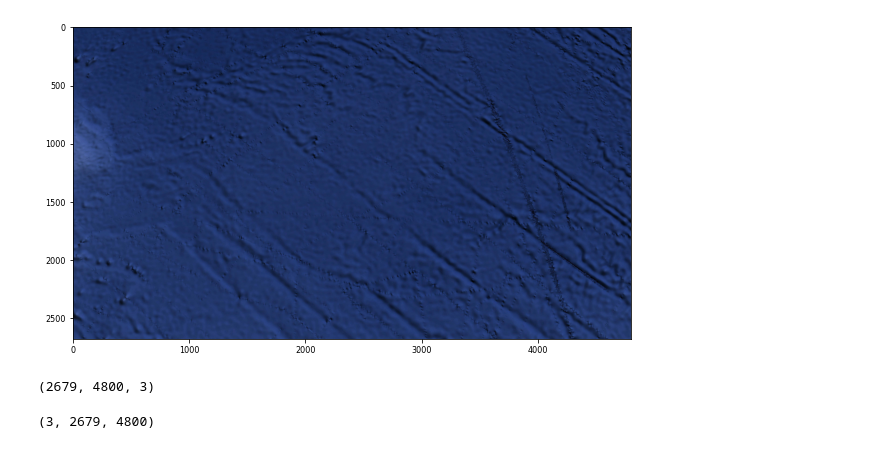
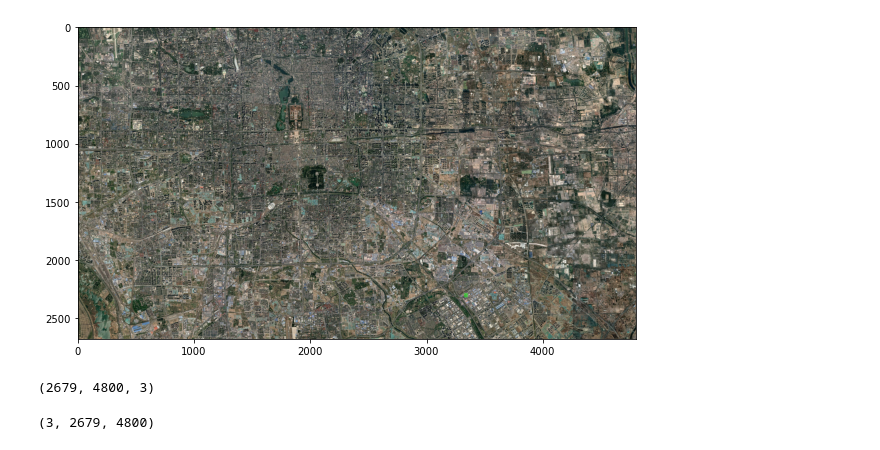
Before and after one commit to katiezzzzz/Gantastic, a Jupyter notebook: cgan_earth/earth_screenshots/inspect_data.ipynb, the cells around one changed output. Drawn from its saved outputs; the diff is of its cells as text; code cells hidden in the pictures.

```diff
--- a/cgan_earth/earth_screenshots/inspect_data.ipynb
+++ b/cgan_earth/earth_screenshots/inspect_data.ipynb
@@ -7,14 +7,14 @@ import tifffile
 import os
 # %%
 figure(figsize=(10,10))
-im = plt.imread('sea3.jpg')
+im = plt.imread('city1.jpg')
 plt.imshow(im)
-#plt.xlim(700,800)
-#plt.ylim(300,400)
+#plt.xlim(700,828)
+#plt.ylim(300,428)
 plt.show()
 print(im.shape)
 # %% [output]
-[figure, old version]
+[figure, new version]
 (2679, 4800, 3)
 # %%
 im = np.moveaxis(im, -1, 0)
```
Also changed, not shown: 5 other files.
